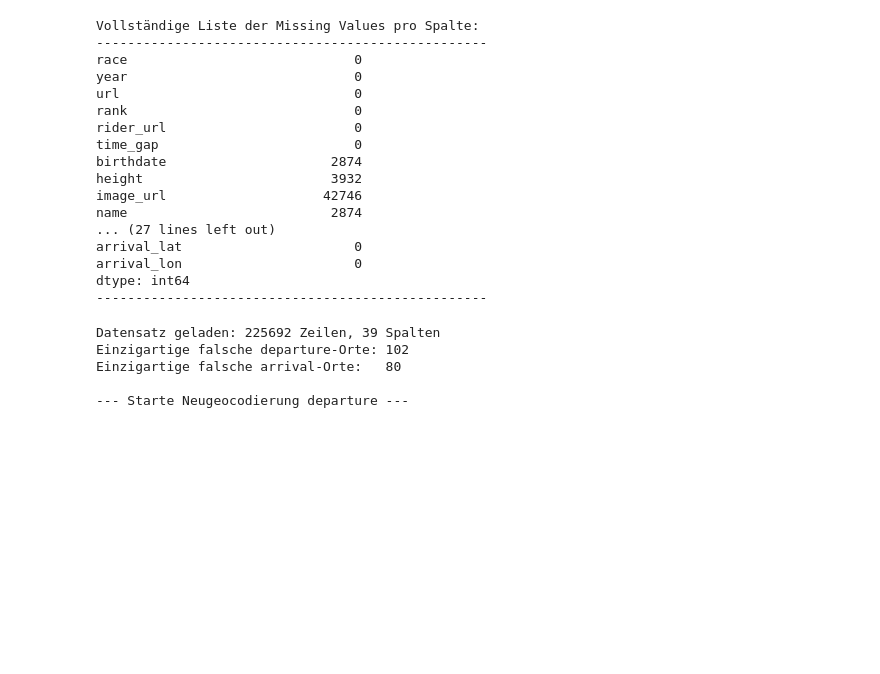
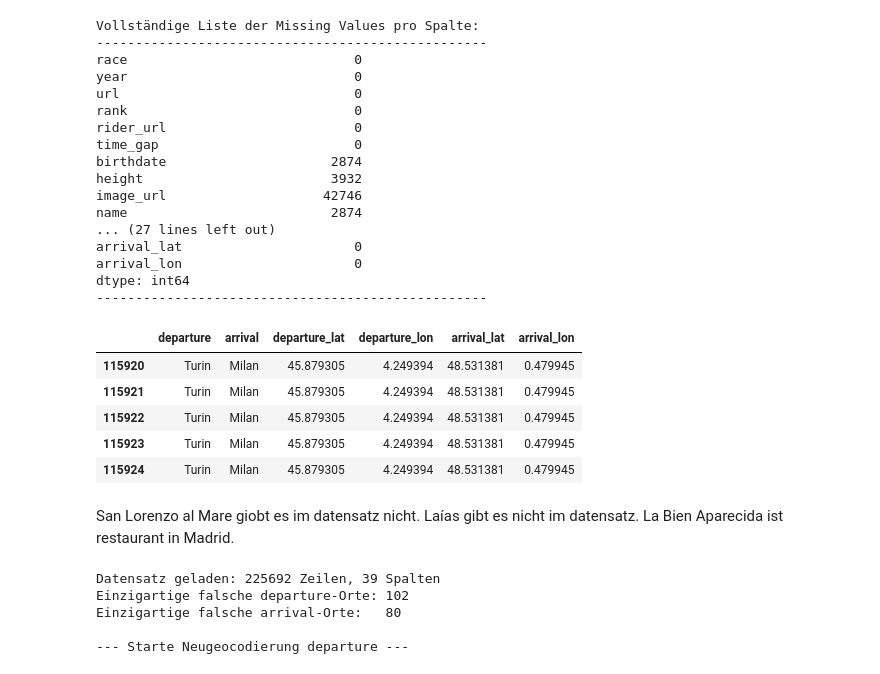
Before and after one commit to LPI24/GADA-Group3-Cycling-Stage-Prediction, a Jupyter notebook: src/Notebooks/weather_test.ipynb, the cells around one changed output. Cells and saved outputs as stored; diff of their text form; code cells hidden in the pictures; blank space fills up the shorter version.

```diff
--- a/src/Notebooks/weather_test.ipynb
+++ b/src/Notebooks/weather_test.ipynb
@@ -1490,3 +1506,23 @@ arrival_lat                      0
 arrival_lon                      0
 dtype: int64
 --------------------------------------------------
+# %%
+import pickle
+import pandas as pd
+
+df3 = pd.read_pickle('/Users/leonfrey/Documents/TU Dresden/10 Semester/Gestaltungsansätze der Advanced Data Analytics/4_Version/cleaned_master_data_coordinates_fixed_2.pkl')
+
+cols = ['departure', 'arrival', 'departure_lat', 'departure_lon', 'arrival_lat', 'arrival_lon']
+
+display(df3[df3['departure'] == 'Turin'][cols].head())
+# %% [output]
+|  | departure | arrival | departure_lat | departure_lon | arrival_lat | arrival_lon |
+| 115920 | Turin | Milan | 45.879305 | 4.249394 | 48.531381 | 0.479945 |
+| 115921 | Turin | Milan | 45.879305 | 4.249394 | 48.531381 | 0.479945 |
+| 115922 | Turin | Milan | 45.879305 | 4.249394 | 48.531381 | 0.479945 |
+| 115923 | Turin | Milan | 45.879305 | 4.249394 | 48.531381 | 0.479945 |
+| 115924 | Turin | Milan | 45.879305 | 4.249394 | 48.531381 | 0.479945 |
+# %% [markdown]
+San Lorenzo al Mare giobt es im datensatz nicht.
+Laías gibt es nicht im datensatz.
+La Bien Aparecida ist restaurant in Madrid.
```
Also changed, not shown: parts of 3 cells of this notebook, 1 other file.
